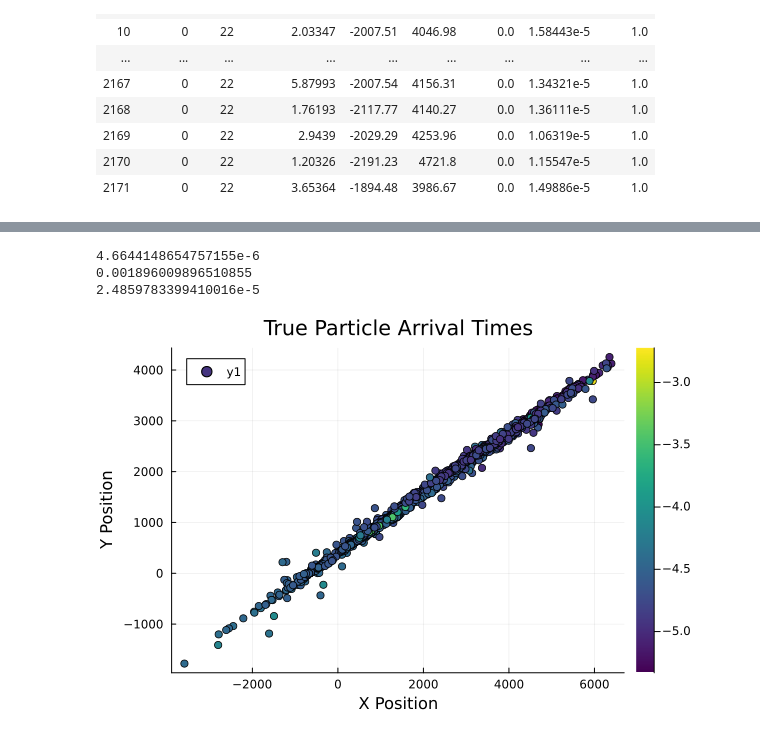
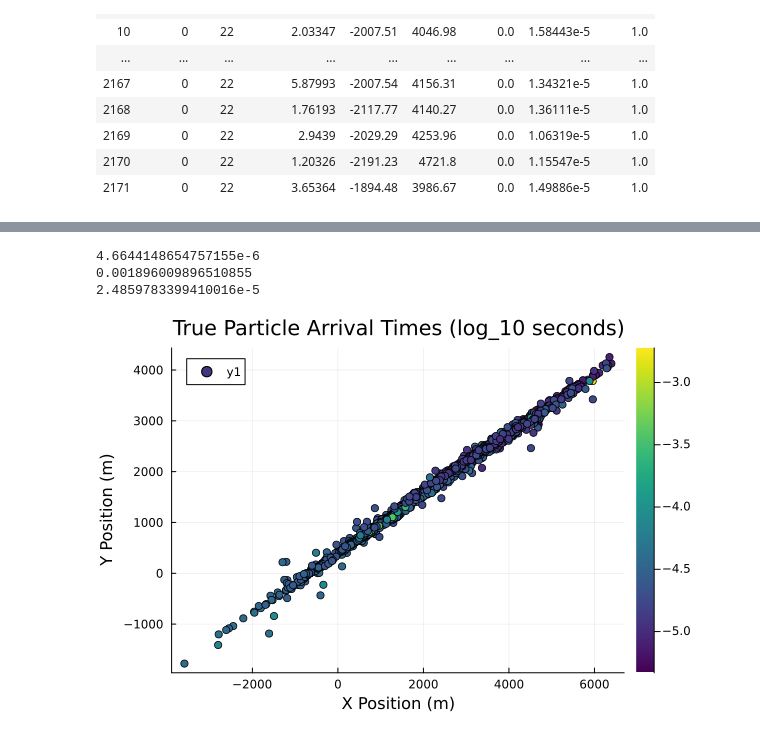
Before and after one commit to frannygalvan/Neutrino, a Jupyter notebook: Desktop/TAMBO/Neutrino_Plot/mle_true_data.ipynb, the cells around one changed output, grey strips where cells are left out. Cells and saved outputs as stored; diff of their text form; code cells hidden in the pictures.

```diff
--- a/Desktop/TAMBO/Neutrino_Plot/mle_true_data.ipynb
+++ b/Desktop/TAMBO/Neutrino_Plot/mle_true_data.ipynb
@@ -92,23 +198,23 @@ new_z = (-normal_vector[1]*rotated_positions[1,:]-normal_vector[2]*rotated_posit
 # %%
 min_time = minimum(particle_data.time)
 max_time = maximum(particle_data.time)
 average_time = mean(particle_data.time)
 normalized_time = (particle_data.time .- min_time) ./ (max_time - min_time)
 
 println(min_time)
 println(max_time)
 println(average_time)
 
 #scatter(rotated_positions[1, :], rotated_positions[2, :], marker_z=particle_data.time, color=:viridis, clims=(4.6644148654757155e-6, 0.001896009896510855), xlabel="X Position", ylabel="Y Position", title="True Particle Arrival Times")
-scatter(rotated_positions[1, :], rotated_positions[2, :], marker_z=log10.(particle_data.time), color=:viridis, xlabel="X Position", ylabel="Y Position", title="True Particle Arrival Times")
+scatter(rotated_positions[1, :], rotated_positions[2, :], marker_z=log10.(particle_data.time), color=:viridis, xlabel="X Position (m)", ylabel="Y Position (m)", title="True Particle Arrival Times (log_10 seconds)")
 
 #= scatter!((-1904,-753))
 scatter!((2485.30829674464,1867.8751468942435)) =#
 
 # savefig("true_particle_arrival_times.png")
 # %% [output]
 4.6644148654757155e-6
 0.001896009896510855
 2.4859783399410016e-5
-[figure, old version]
+[figure, new version]
 # %%
```
Also changed, not shown: parts of 11 cells of this notebook.
